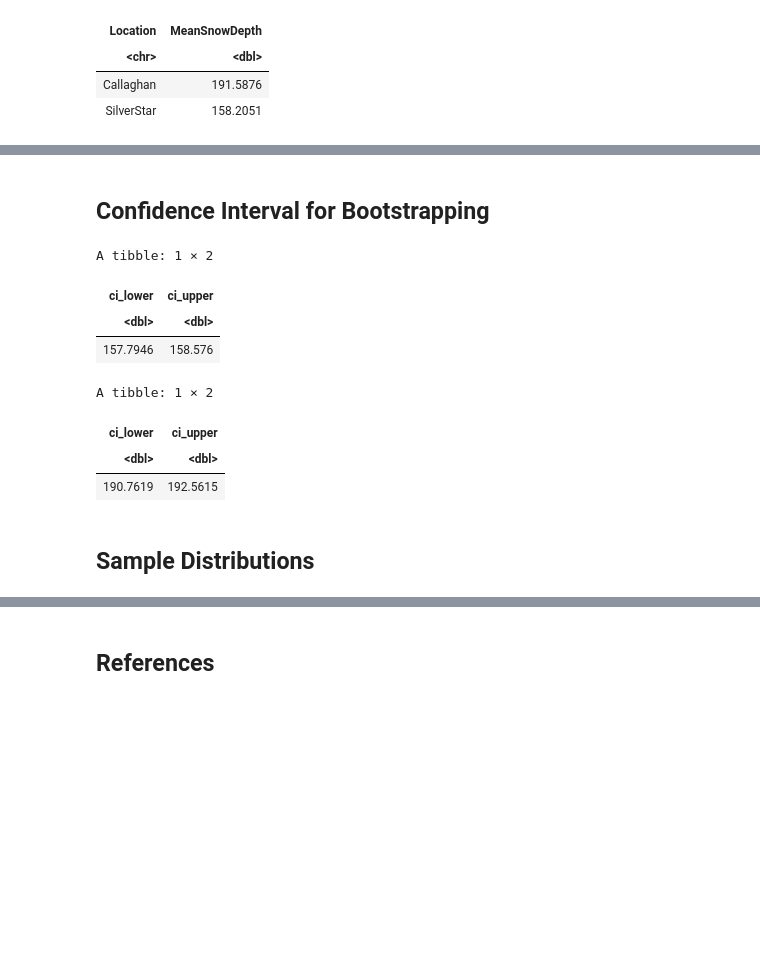
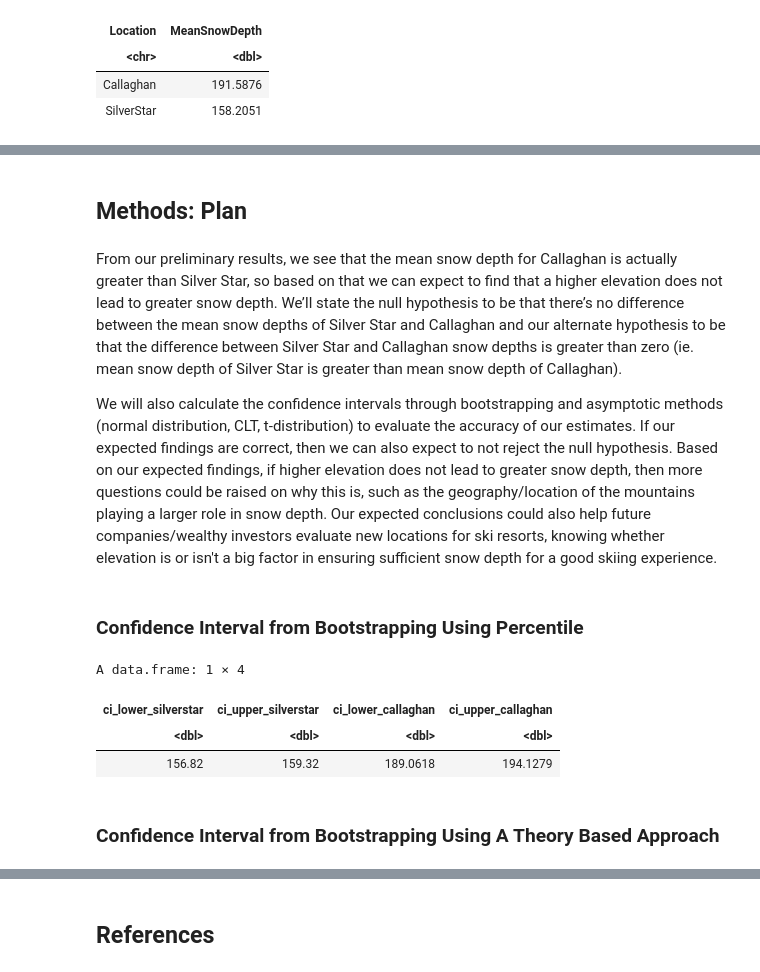
Before and after one commit to carlosperez67/Inferential-Analysis-on-Snow-Depth-Due-to-Elevation, a Jupyter notebook: GroupProposal.ipynb, the cells around one changed output, grey strips where cells are left out. Cells and saved outputs as stored; diff of their text form; code cells hidden in the pictures; blank space fills up the shorter version.

```diff
--- a/GroupProposal.ipynb
+++ b/GroupProposal.ipynb
@@ -262,23 +237,24 @@ We will also calculate the confidence intervals through bootstrapping and asympt
 # %%
-# bootstrap for snow depth for SilverStart
-dist_mean_depth_silverstart <-
+# bootstrap for snow depth for SilverStar
+dist_mean_depth_silverstar <-
      jan_data %>%
      filter(Location == "SilverStar") %>%
-     rep_sample_n(reps = 100, size = 1000, replace = TRUE) %>%
+     rep_sample_n(reps = 1000, size = 100, replace = TRUE) %>%
      group_by(replicate) %>%
-     summarize(mean_silverstart = mean(SnowDepth)) %>%
-     select(mean_silverstart)
-
-head(dist_mean_depth_silverstart)
+     summarize(mean_silverstar = mean(SnowDepth)) %>%
+     select(mean_silverstar)
 
 # bootstrap for snow depth for Callaghan
 dist_mean_depth_callaghan <-
      jan_data %>%
      filter(Location == "Callaghan") %>%
-     rep_sample_n(reps = 100, size = 1000, replace = TRUE) %>%
+     rep_sample_n(reps = 1000, size = 100, replace = TRUE) %>%
      group_by(replicate) %>%
      summarize(mean_callaghan = mean(SnowDepth)) %>%
      select(mean_callaghan)
 
-head(dist_mean_depth_callaghan)
+# Merging the two datasets together
+bootstrap_dist_snow <- merge(dist_mean_depth_callaghan, dist_mean_depth_silverstar)
+
+head(bootstrap_dist_snow)
 # %% [output]
@@ -331,26 +297,27 @@ boot_snow_plot_callaghan
+# %% [markdown]
+## Methods: Plan
+# %% [markdown]
+From our preliminary results, we see that the mean snow depth for Callaghan is actually greater than Silver Star, so based on that we can expect to find that a higher elevation does not lead to greater snow depth. We’ll state the null hypothesis to be that there’s no difference between the mean snow depths of Silver Star and Callaghan and our alternate hypothesis to be that the difference between Silver Star and Callaghan snow depths is greater than zero (ie. mean snow depth of Silver Star is greater than mean snow depth of Callaghan).
+
+We will also calculate the confidence intervals through bootstrapping and asymptotic methods (normal distribution, CLT, t-distribution) to evaluate the accuracy of our estimates. If our expected findings are correct, then we can also expect to not reject the null hypothesis. Based on our expected findings, if higher elevation does not lead to greater snow depth, then more questions could be raised on why this is, such as the geography/location of the mountains playing a larger role in snow depth. Our expected conclusions could also help future companies/wealthy investors evaluate new locations for ski resorts, knowing whether elevation is or isn't a big factor in ensuring sufficient snow depth for a good skiing experience.
 # %% [markdown]
-## Confidence Interval for Bootstrapping
+### Confidence Interval from Bootstrapping Using Percentile
 # %%
-# ci for SilverStart
+# 90% Confidence Interval for SilverStar Using Quantile
+ci_silverstar <-
+    dist_mean_depth_silverstar %>%
+    summarize(ci_lower_silverstar = quantile(mean_silverstar, 0.05),
+              ci_upper_silverstar = quantile(mean_silverstar, 0.95))
 
-ci_silverstart <-
-    dist_mean_depth_silverstart %>%
-    summarize(ci_lower = quantile(mean_silverstart, 0.05),
-              ci_upper = quantile(mean_silverstart, 0.95))
-head(ci_silverstart)
+# 90% Confidence Interval for Callaghan Using Quantile
+ci_callaghan <- dist_mean_depth_callaghan %>%
+    summarize(ci_lower_callaghan = quantile(mean_callaghan, 0.05),
+              ci_upper_callaghan = quantile(mean_callaghan, 0.95))
 
-# ci for Callaghan
-
-ci_callaghan <- dist_mean_depth_callaghan %>%
-    summarize(ci_lower = quantile(mean_callaghan, 0.05),
-              ci_upper = quantile(mean_callaghan, 0.95))
-head(ci_callaghan)
+ci90 <- merge(ci_silverstar, ci_callaghan)
+ci90
 # %% [output]
-A tibble: 1 × 2
+A data.frame: 1 × 4
-| ci_lower | ci_upper |
-| <dbl> | <dbl> |
-| 157.7946 | 158.576 |
+| ci_lower_silverstar | ci_upper_silverstar | ci_lower_callaghan | ci_upper_callaghan |
+| <dbl> | <dbl> | <dbl> | <dbl> |
+| 156.82 | 159.32 | 189.0618 | 194.1279 |
-A tibble: 1 × 2
-| ci_lower | ci_upper |
-| <dbl> | <dbl> |
-| 190.7619 | 192.5615 |
@@ -359,2 +323,0 @@ head(jan_data)
-# %% [markdown]
-## Sample Distributions
@@ -381,0 +324,2 @@ silv_sample_dist_plot
+# %% [markdown]
+### Confidence Interval from Bootstrapping Using A Theory Based Approach
```
Also changed, not shown: parts of 32 cells of this notebook.
